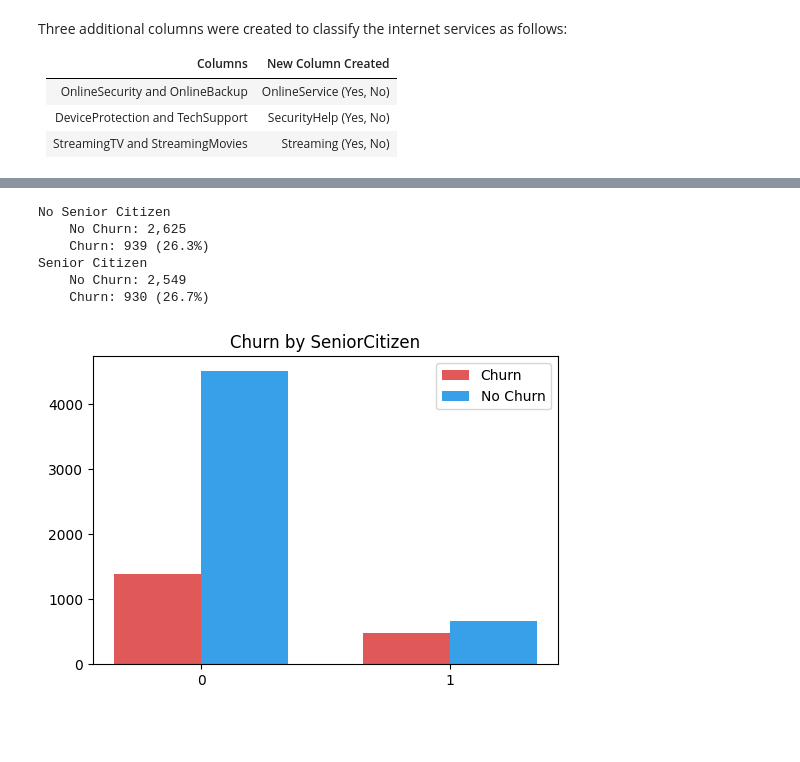
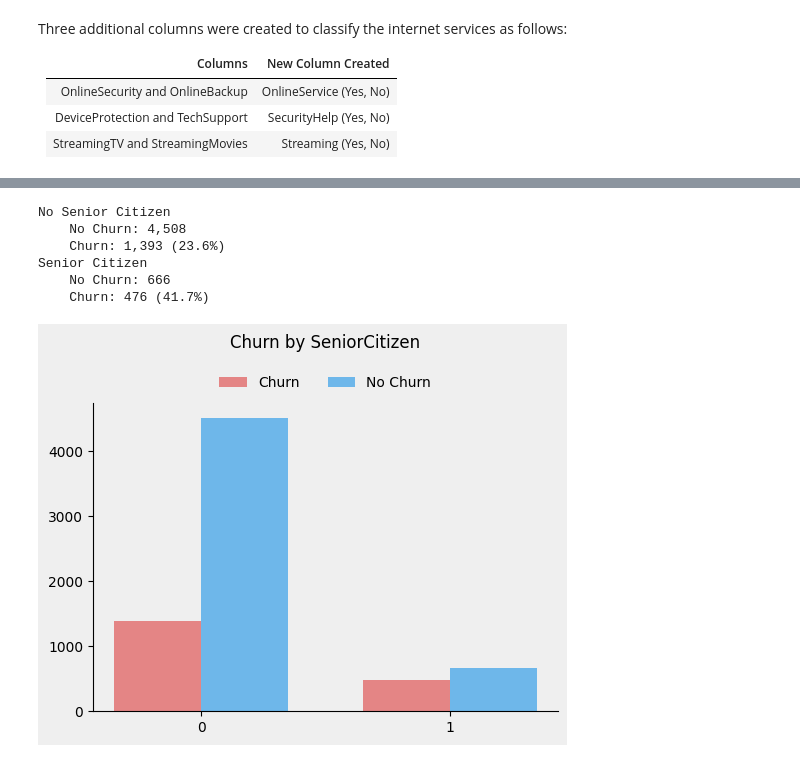
Before and after one commit to fabianoamaralbr/churn_model_ml, a Jupyter notebook: exploratory_analysis.ipynb, the cells around one changed output, grey strips where cells are left out. Cells and saved outputs as stored; diff of their text form; code cells hidden in the pictures; blank space fills up the shorter version.

```diff
--- a/exploratory_analysis.ipynb
+++ b/exploratory_analysis.ipynb
@@ -70,38 +79,48 @@ df['Streaming'] = df.apply(lambda row: 'Yes' if row['StreamingTV'] == 'Yes' or r
 To simplify visualization in this notebook, functions were created to plot the graphs.
 # %%
 def plot_histogram(name_col):
-    plt.figure(figsize=(6, 4))
-    plt.hist(df[name_col], bins = 3, color='#38a0e8')
+    plt.figure(figsize=(6, 4), facecolor='#efefef')
+    plt.hist(df[name_col], bins = 3, color='#38a0e8', alpha=0.7)
+    plt.gca().set_facecolor('#efefef')
+    plt.gca().spines['top'].set_visible(False)
+    plt.gca().spines['right'].set_visible(False)
     plt.title(f'{name_col} Histogram')
     plt.xticks(df[name_col])
     plt.show()
 
 def plot_bars_2col(name_col):
-    plt.figure(figsize=(6, 4))
+    plt.figure(figsize=(6, 4), facecolor='#efefef')
     service_counts = df[df['Churn'] == 'Yes'][name_col].value_counts()
     service_no_counts = df[df['Churn'] == 'No'][name_col].value_counts()
 
     bar_width = 0.35
     index = range(len(service_counts))
 
-    plt.bar(index, service_counts, bar_width, label='Churn', color='#e05858')
-    plt.bar([i + bar_width for i in index], service_no_counts, bar_width, label='No Churn', color='#38a0e8')
-    plt.title(f'Churn by {name_col}')
+    plt.bar(index, service_counts, bar_width, label='Churn', color='#e05858', alpha=0.7)
+    plt.bar([i + bar_width for i in index], service_no_counts, bar_width, label='No Churn', color='#38a0e8', alpha=0.7)
+    plt.gca().set_facecolor('#efefef')
+    plt.gca().spines['top'].set_visible(False)
+    plt.gca().spines['right'].set_visible(False)
+    plt.title(f'Churn by {name_col}', pad=40)
     plt.xticks([i + bar_width / 2 for i in index], service_counts.index)
-    plt.legend()
+    plt.legend(loc='upper center', bbox_to_anchor=(0.5, 1.13), ncol=2, frameon=False)
+
     plt.show()
 
 def plot_bars_1col(name_col):
-    plt.figure(figsize=(6, 4))
+    plt.figure(figsize=(6, 4), facecolor='#efefef')
     service_counts = df[df['Churn'] == 'Yes'][name_col].value_counts().sort_index()
 
     bar_width = 0.35
     index = range(len(service_counts))
 
-    plt.bar(index, service_counts, bar_width, label='Churn', color='#e05858')
+    plt.bar(index, service_counts, bar_width, label='Churn', color='#e05858', alpha=0.7)
+    plt.gca().set_facecolor('#efefef')
+    plt.gca().spines['top'].set_visible(False)
+    plt.gca().spines['right'].set_visible(False)
 
-    plt.title(f'Churn by {name_col}')
+    plt.title(f'Churn by {name_col}', pad=40)
     plt.xticks([i + bar_width / 2 for i in index], service_counts.index)
-    plt.legend()
+    plt.legend(loc='upper center', bbox_to_anchor=(0.5, 1.13), ncol=2, frameon=False)
     plt.show()
 # %% [markdown]
@@ -300,25 +378,25 @@ Male
 # %%
 seniorcit_counts_no_churn = df[df['Churn'] == 'No']['SeniorCitizen'].value_counts()
 seniorcit_counts_churn = df[df['Churn'] == 'Yes']['SeniorCitizen'].value_counts()
-x_seniorcit_no = (seniorcit_counts_churn.iloc[0]/(seniorcit_counts_no_churn.iloc[0]+seniorcit_counts_churn.iloc[1]))*100
-x_seniorcit_yes = (seniorcit_counts_churn.iloc[1]/(seniorcit_counts_no_churn.iloc[0]+seniorcit_counts_churn.iloc[1]))*100
+x_seniorcit_no = (seniorcit_counts_churn.iloc[0]/(seniorcit_counts_no_churn.iloc[0]+seniorcit_counts_churn.iloc[0]))*100
+x_seniorcit_yes = (seniorcit_counts_churn.iloc[1]/(seniorcit_counts_no_churn.iloc[1]+seniorcit_counts_churn.iloc[1]))*100
 print(f'''
 No Senior Citizen
-    No Churn: {gender_counts_no_churn.iloc[0]:,}
-    Churn: {gender_counts_churn.iloc[0]:,} ({x_gender_female:,.1f}%)
+    No Churn: {seniorcit_counts_no_churn.iloc[0]:,}
+    Churn: {seniorcit_counts_churn.iloc[0]:,} ({x_seniorcit_no:,.1f}%)
 Senior Citizen
-    No Churn: {gender_counts_no_churn.iloc[1]:,}
-    Churn: {gender_counts_churn.iloc[1]:,} ({x_gender_male:,.1f}%)
+    No Churn: {seniorcit_counts_no_churn.iloc[1]:,}
+    Churn: {seniorcit_counts_churn.iloc[1]:,} ({x_seniorcit_yes:,.1f}%)
 ''')
 plot_bars_2col('SeniorCitizen')
 # %% [output]
 No Senior Citizen
-    No Churn: 2,625
-    Churn: 939 (26.3%)
+    No Churn: 4,508
+    Churn: 1,393 (23.6%)
 Senior Citizen
-    No Churn: 2,549
-    Churn: 930 (26.7%)
+    No Churn: 666
+    Churn: 476 (41.7%)
-[figure, old version]
+[figure, new version]
 # %%
 partner_counts_no_churn = df[df['Churn'] == 'No']['Partner'].value_counts()
 partner_counts_churn = df[df['Churn'] == 'Yes']['Partner'].value_counts()
```
Also changed, not shown: parts of 21 cells of this notebook.
